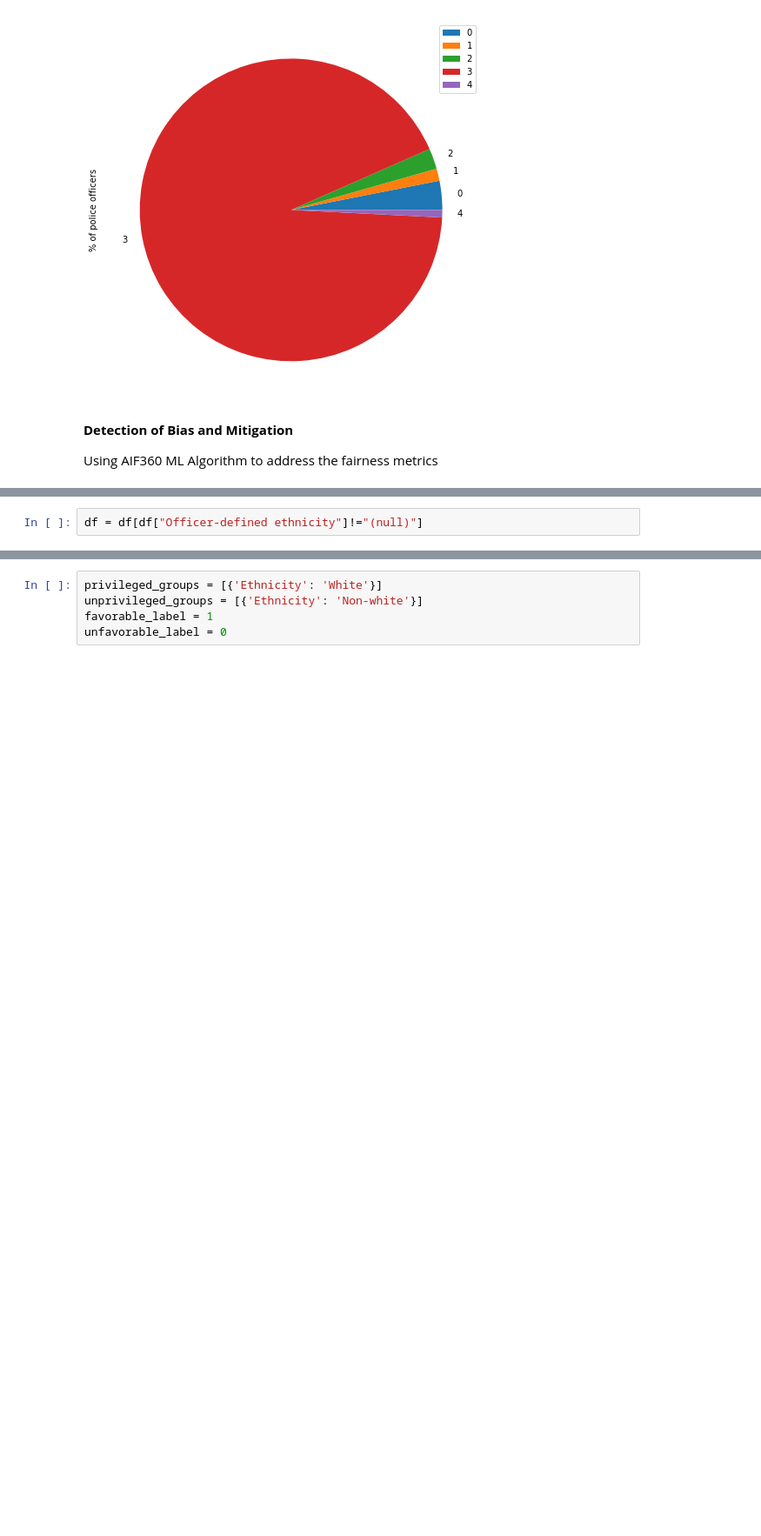
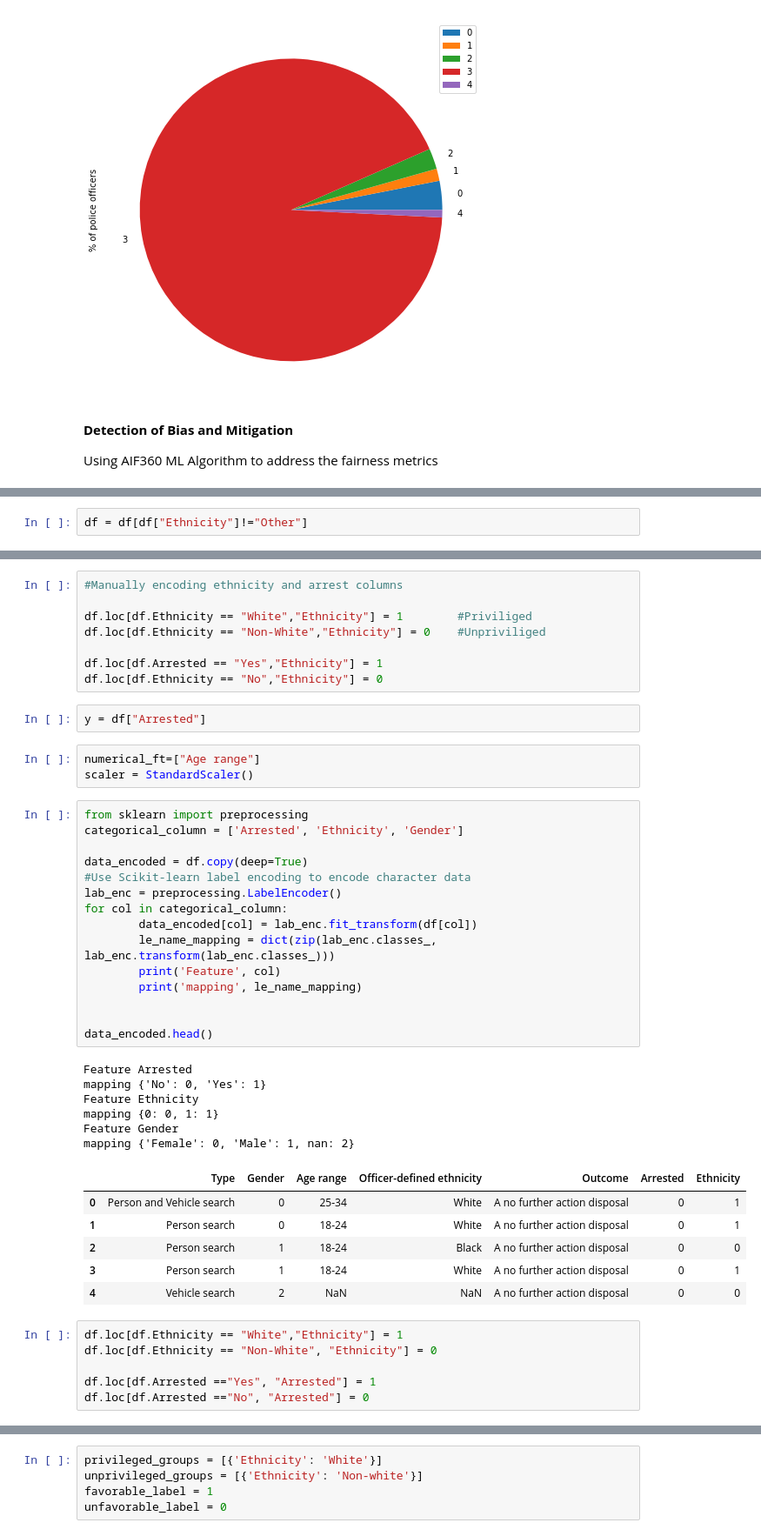
Before and after one commit to arunravi8595/Bias-detection, a Jupyter notebook: UK_police_bias.ipynb, the cells around one changed output, grey strips where cells are left out. Shown at 87% size. Drawn from its saved outputs; the diff is of its cells as text; blank space fills up the shorter version.

```diff
--- a/UK_police_bias.ipynb
+++ b/UK_police_bias.ipynb
@@ -449,2 +485,2 @@ df = df[df["Arrested"]!="(null)"]
 # %%
-df = df[df["Officer-defined ethnicity"]!="(null)"]
+df = df[df["Ethnicity"]!="Other"]
@@ -450,0 +522,47 @@ df = df[df["Officer-defined ethnicity"]!="(null)"]
+# %%
+#Manually encoding ethnicity and arrest columns
+
+df.loc[df.Ethnicity == "White","Ethnicity"] = 1        #Priviliged
+df.loc[df.Ethnicity == "Non-White","Ethnicity"] = 0    #Unpriviliged
+
+df.loc[df.Arrested == "Yes","Ethnicity"] = 1
+df.loc[df.Ethnicity == "No","Ethnicity"] = 0
+# %%
+y = df["Arrested"]
+# %%
+numerical_ft=["Age range"]
+scaler = StandardScaler()
+# %%
+from sklearn import preprocessing
+categorical_column = ['Arrested', 'Ethnicity', 'Gender']
+
+data_encoded = df.copy(deep=True)
+#Use Scikit-learn label encoding to encode character data
+lab_enc = preprocessing.LabelEncoder()
+for col in categorical_column:
+        data_encoded[col] = lab_enc.fit_transform(df[col])
+        le_name_mapping = dict(zip(lab_enc.classes_, lab_enc.transform(lab_enc.classes_)))
+        print('Feature', col)
+        print('mapping', le_name_mapping)
+
+
+data_encoded.head()
+# %% [output]
+Feature Arrested
+mapping {'No': 0, 'Yes': 1}
+Feature Ethnicity
+mapping {0: 0, 1: 1}
+Feature Gender
+mapping {'Female': 0, 'Male': 1, nan: 2}
+|  | Type | Gender | Age range | Officer-defined ethnicity | Outcome | Arrested | Ethnicity |
+| 0 | Person and Vehicle search | 0 | 25-34 | White | A no further action disposal | 0 | 1 |
+| 1 | Person search | 0 | 18-24 | White | A no further action disposal | 0 | 1 |
+| 2 | Person search | 1 | 18-24 | Black | A no further action disposal | 0 | 0 |
+| 3 | Person search | 1 | 18-24 | White | A no further action disposal | 0 | 1 |
+| 4 | Vehicle search | 2 | NaN | NaN | A no further action disposal | 0 | 0 |
+# %%
+df.loc[df.Ethnicity == "White","Ethnicity"] = 1
+df.loc[df.Ethnicity == "Non-White", "Ethnicity"] = 0
+
+df.loc[df.Arrested =="Yes", "Arrested"] = 1
+df.loc[df.Arrested =="No", "Arrested"] = 0
```
Also changed, not shown: parts of 29 cells of this notebook.
